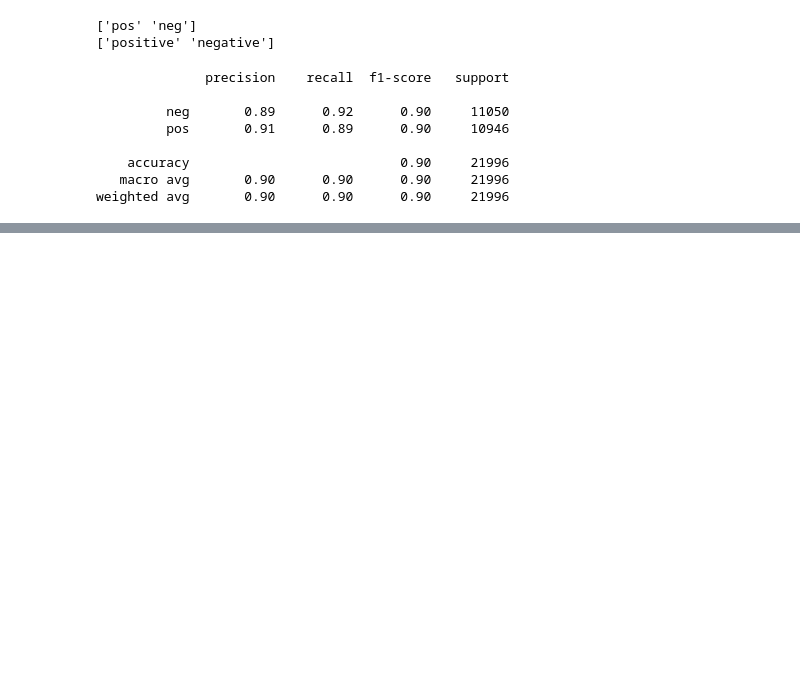
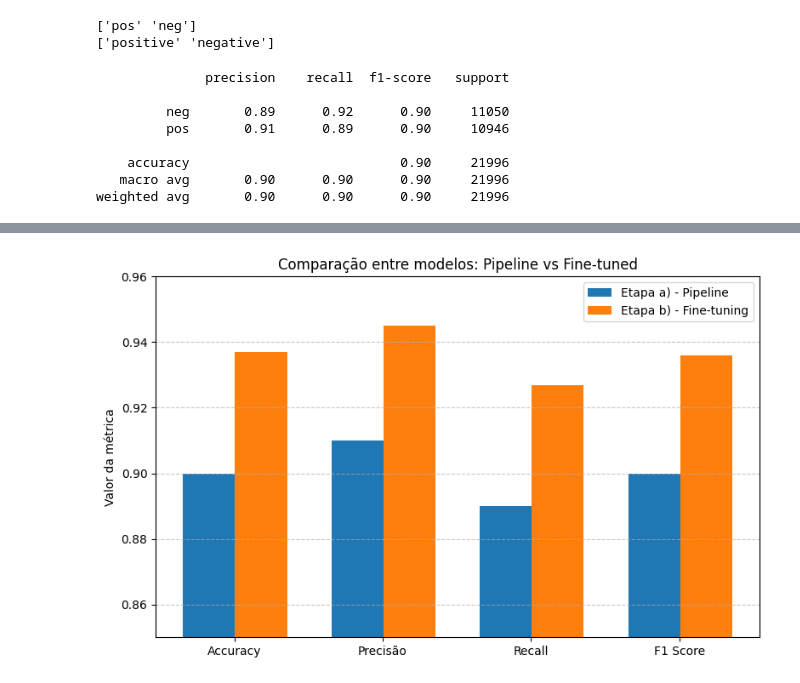
Before and after one commit to PedroFS30SCP/Project_TM, a Jupyter notebook: scripts/2.5.ipynb, the cells around one changed output, grey strips where cells are left out. Drawn from its saved outputs; the diff is of its cells as text; code cells hidden in the pictures; blank space fills up the shorter version.

```diff
--- a/scripts/2.5.ipynb
+++ b/scripts/2.5.ipynb
@@ -210,0 +216,22 @@ print(results_finetuned)
+# %%
+import matplotlib.pyplot as plt
+
+metricas = ['Accuracy', 'Precisão', 'Recall', 'F1 Score']
+etapa_a = [0.900, 0.910, 0.890, 0.900]
+etapa_b = [0.937, 0.945, 0.927, 0.936]
+
+x = range(len(metricas))
+plt.figure(figsize=(8, 5))
+plt.bar(x, etapa_a, width=0.35, label='Etapa a) - Pipeline', align='center')
+plt.bar([i + 0.35 for i in x], etapa_b, width=0.35, label='Etapa b) - Fine-tuning', align='center')
+
+plt.xticks([i + 0.17 for i in x], metricas)
+plt.ylim(0.85, 0.96)
+plt.ylabel('Valor da métrica')
+plt.title('Comparação entre modelos: Pipeline vs Fine-tuned')
+plt.legend()
+plt.grid(axis='y', linestyle='--', alpha=0.7)
+plt.tight_layout()
+plt.show()
+# %% [output]
+[figure, added]
```
Also changed, not shown: parts of 24 cells of this notebook.
